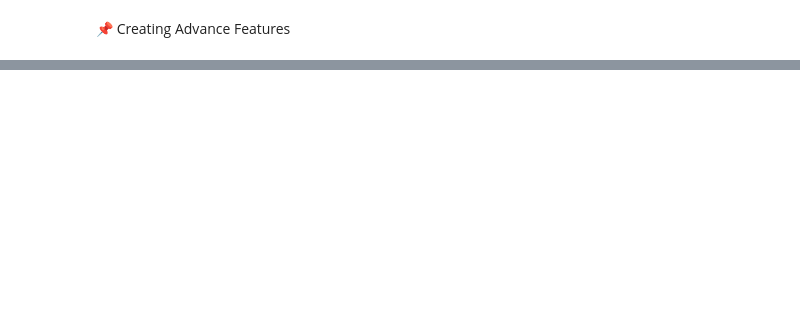
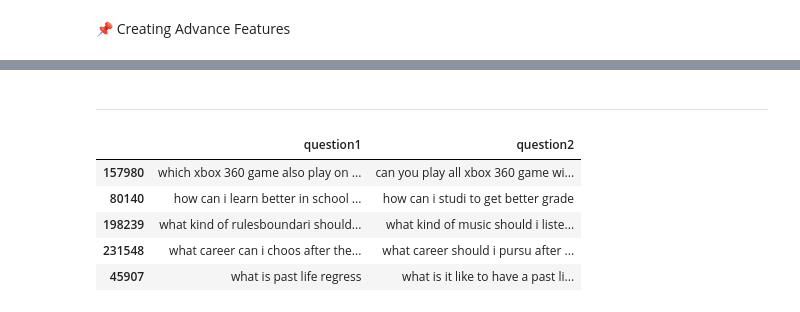
Before and after one commit to Shriram-Vibhute/Duplicate-Question-Pairs-Detection, a Jupyter notebook: duplicate-questions-pairs-detection.ipynb, the cells around one changed output, grey strips where cells are left out. Drawn from its saved outputs; the diff is of its cells as text; code cells hidden in the pictures; blank space fills up the shorter version.

Commit message:
applied deep learning approach

```diff
--- a/duplicate-questions-pairs-detection.ipynb
+++ b/duplicate-questions-pairs-detection.ipynb
@@ -493,0 +680,12 @@ new_questions_df.head()
+# %% [markdown]
+---
+# %%
+deep_learn_df = new_questions_df[['question1', 'question2']]
+deep_learn_df.head()
+# %% [output]
+|  | question1 | question2 |
+| 157980 | which xbox 360 game also play on ... | can you play all xbox 360 game wi... |
+| 80140 | how can i learn better in school ... | how can i studi to get better grade |
+| 198239 | what kind of rulesboundari should... | what kind of music should i liste... |
+| 231548 | what career can i choos after the... | what career should i pursu after ... |
+| 45907 | what is past life regress | what is it like to have a past li... |
```
Also changed, not shown: parts of 52 cells of this notebook.
